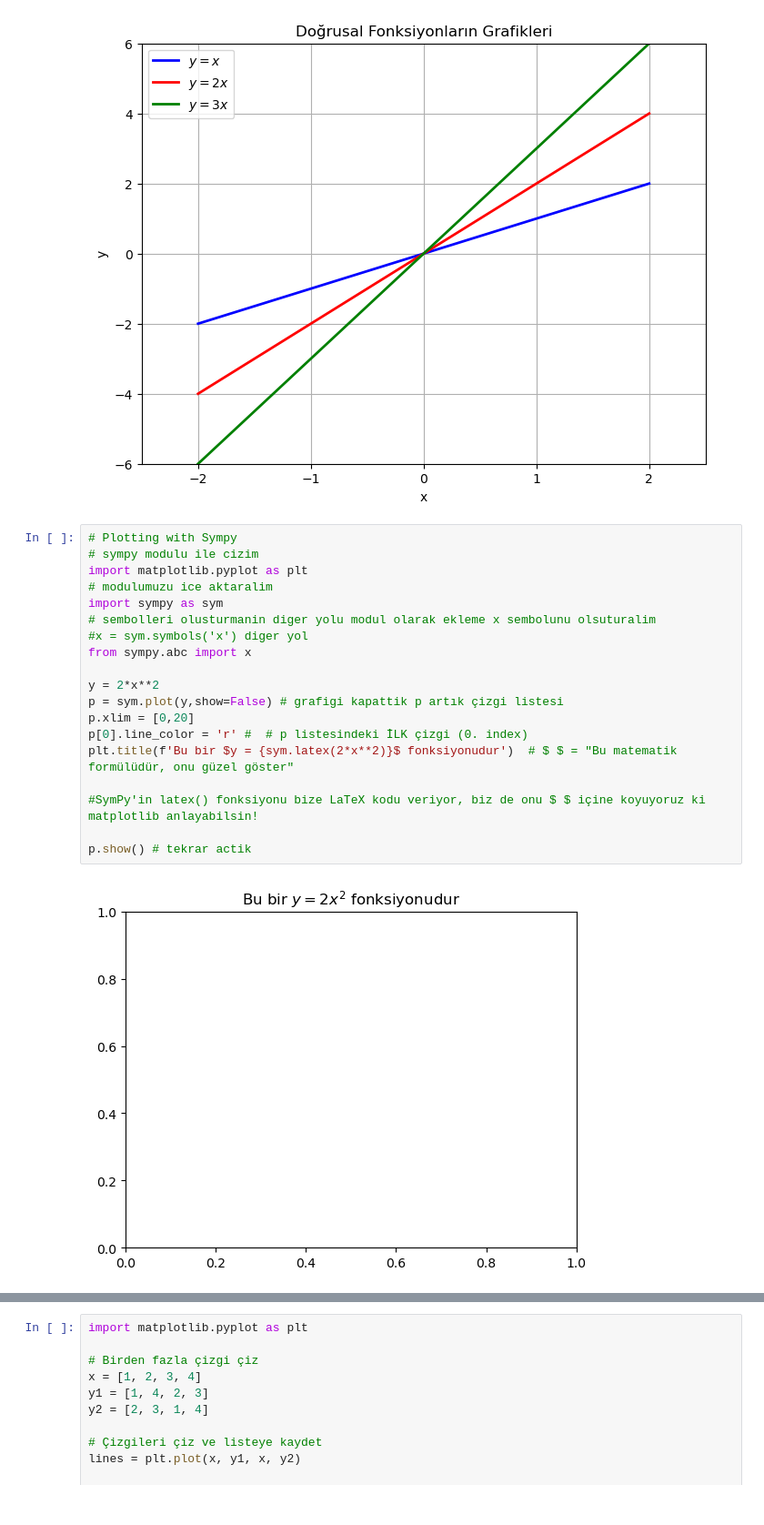
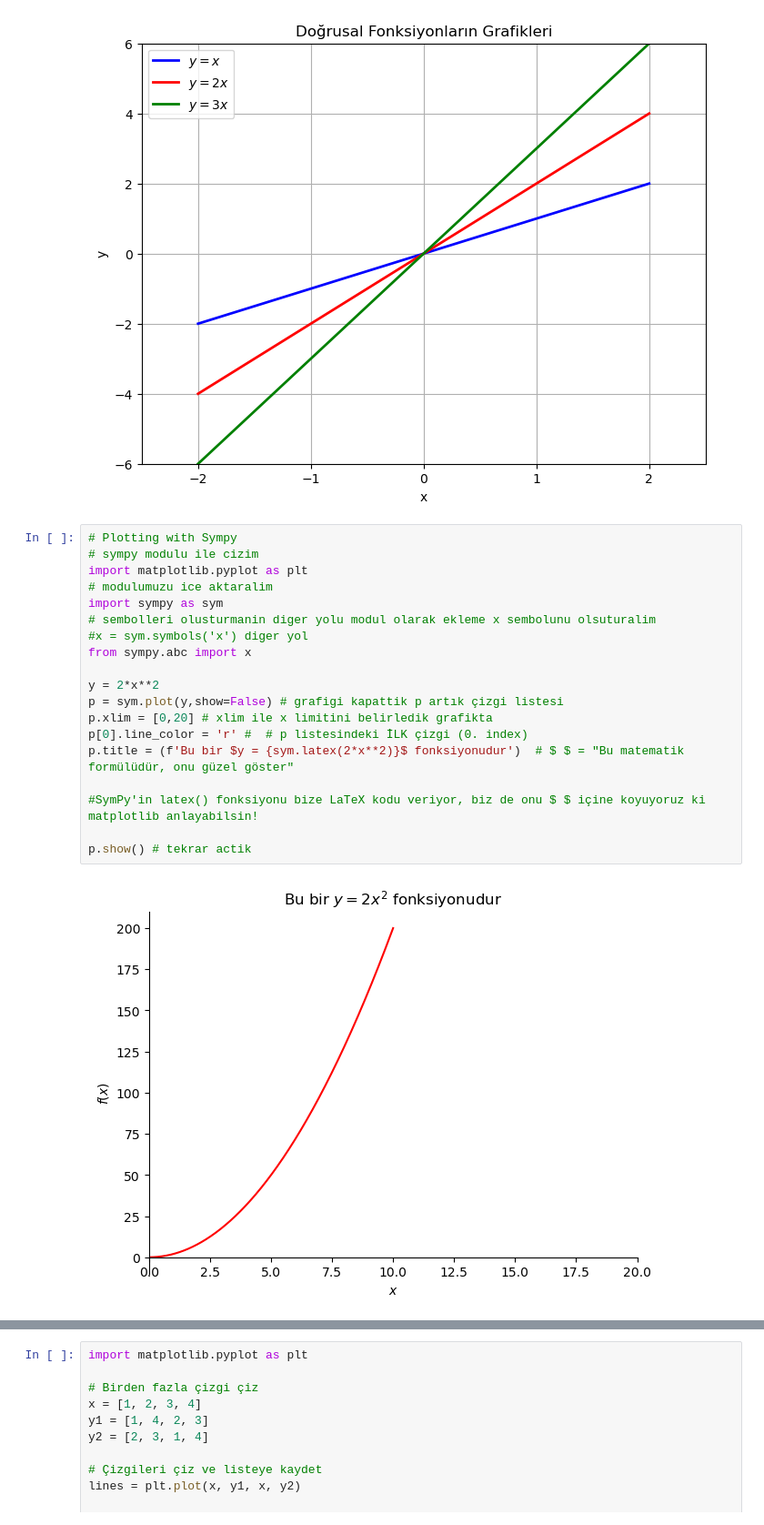
Before and after one commit to nailBestas/lispAi, a Jupyter notebook: 01_Python_Mathematics_and_Statistics/2_Mathematics/4-Graphing_and_visualization.ipynb, the cells around one changed output, grey strips where cells are left out. Shown at 91% size. Saved outputs shown, nothing was run; the diff lists cells and outputs as text.

```diff
--- a/01_Python_Mathematics_and_Statistics/2_Mathematics/4-Graphing_and_visualization.ipynb
+++ b/01_Python_Mathematics_and_Statistics/2_Mathematics/4-Graphing_and_visualization.ipynb
@@ -441,21 +441,21 @@ plt.show()
 # %%
 # Plotting with Sympy
 # sympy modulu ile cizim
 import matplotlib.pyplot as plt
 # modulumuzu ice aktaralim
 import sympy as sym
 # sembolleri olusturmanin diger yolu modul olarak ekleme x sembolunu olsuturalim
 #x = sym.symbols('x') diger yol
 from sympy.abc import x
 
 y = 2*x**2
 p = sym.plot(y,show=False) # grafigi kapattik p artık çizgi listesi
-p.xlim = [0,20]
+p.xlim = [0,20] # xlim ile x limitini belirledik grafikta
 p[0].line_color = 'r' #  # p listesindeki İLK çizgi (0. index)
-plt.title(f'Bu bir $y = {sym.latex(2*x**2)}$ fonksiyonudur')  # $ $ = "Bu matematik formülüdür, onu güzel göster"
+p.title = (f'Bu bir $y = {sym.latex(2*x**2)}$ fonksiyonudur')  # $ $ = "Bu matematik formülüdür, onu güzel göster"
 
 #SymPy'in latex() fonksiyonu bize LaTeX kodu veriyor, biz de onu $ $ içine koyuyoruz ki matplotlib anlayabilsin!
 
 p.show() # tekrar actik
 # %% [output]
-[figure, old version]
+[figure, new version]
```
Also changed, not shown: parts of 3 cells of this notebook.
